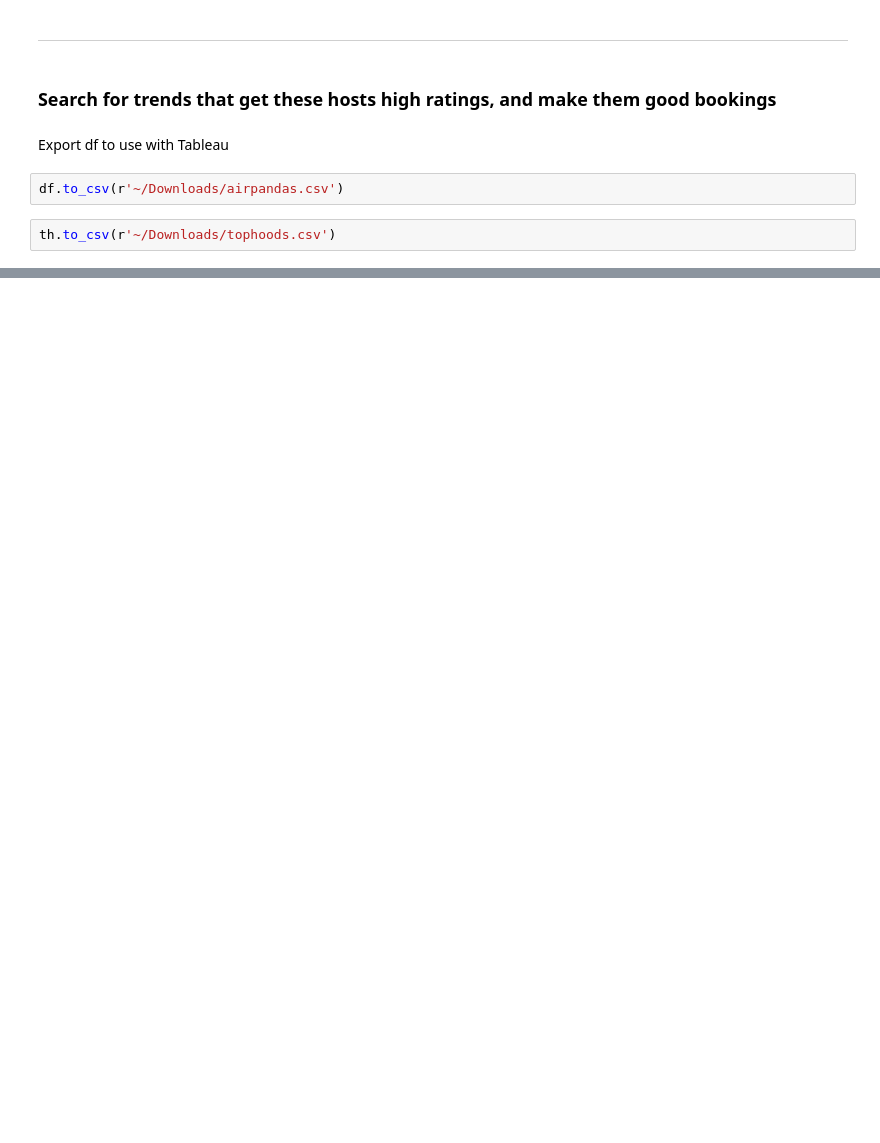
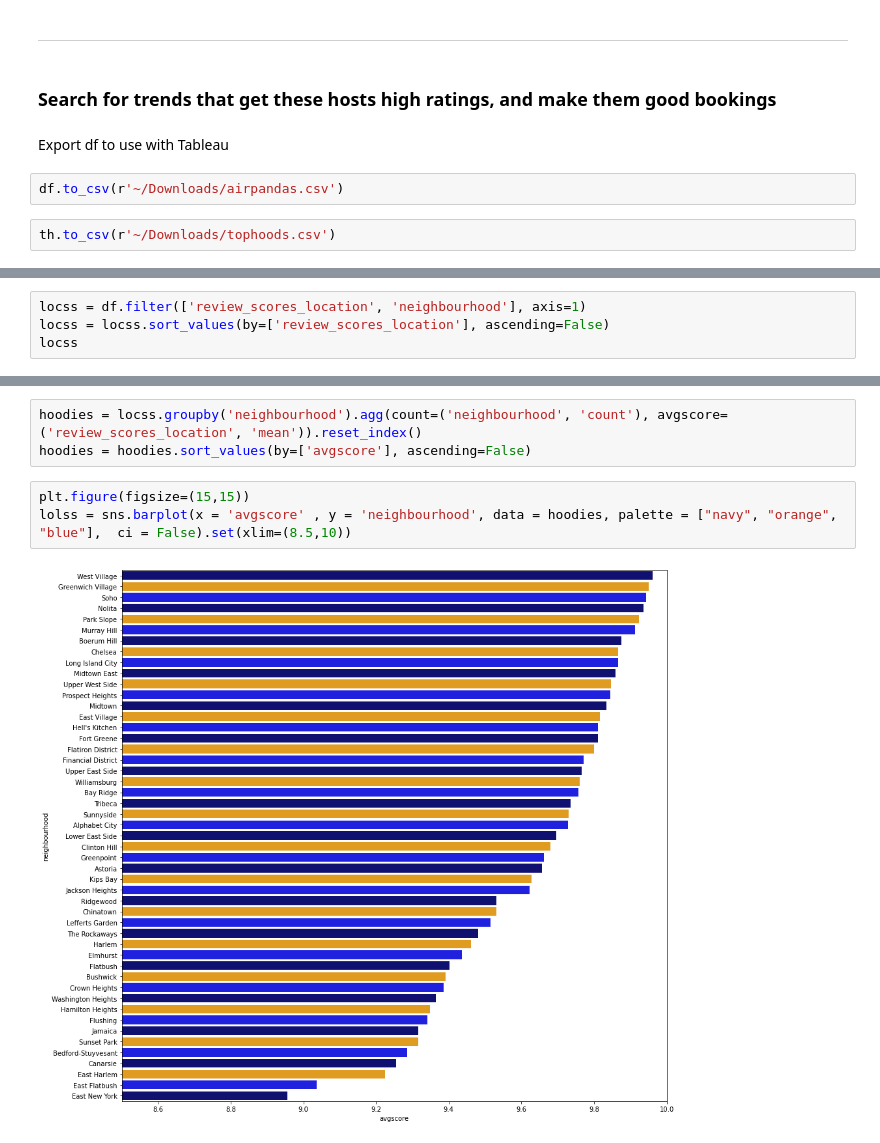
Before and after one commit to belisariomontesinos/AirBnb, a Jupyter notebook: AIrbnb.ipynb, the cells around one changed output, grey strips where cells are left out. Drawn from its saved outputs; the diff is of its cells as text; blank space fills up the shorter version.

```diff
--- a/AIrbnb.ipynb
+++ b/AIrbnb.ipynb
@@ -373,0 +394,4 @@ local = sns.barplot(x = 'review_scores_location' , y = 'neighbourhood', data = d
+# %%
+locss = df.filter(['review_scores_location', 'neighbourhood'], axis=1)
+locss = locss.sort_values(by=['review_scores_location'], ascending=False)
+locss
@@ -373,0 +412,8 @@ local = sns.barplot(x = 'review_scores_location' , y = 'neighbourhood', data = d
+# %%
+hoodies = locss.groupby('neighbourhood').agg(count=('neighbourhood', 'count'), avgscore=('review_scores_location', 'mean')).reset_index()
+hoodies = hoodies.sort_values(by=['avgscore'], ascending=False)
+# %%
+plt.figure(figsize=(15,15))
+lolss = sns.barplot(x = 'avgscore' , y = 'neighbourhood', data = hoodies, palette = ["navy", "orange", "blue"],  ci = False).set(xlim=(8.5,10))
+# %% [output]
+[figure, added]
```
Also changed, not shown: parts of 11 cells of this notebook.
